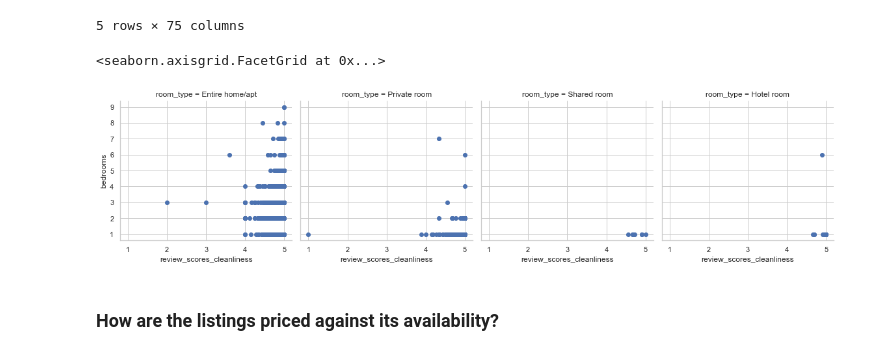
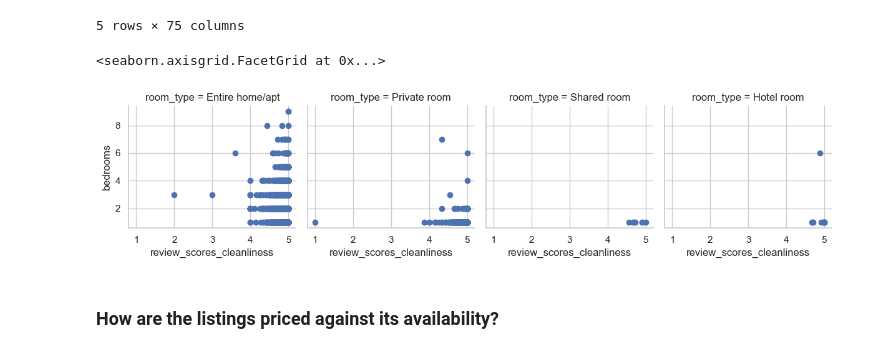
Before and after one commit to sepideh68/Airbnb, a Jupyter notebook: Airbnb-Asheville.ipynb, the cells around one changed output. Drawn from its saved outputs; the diff is of its cells as text; code cells hidden in the pictures.

```diff
--- a/Airbnb-Asheville.ipynb
+++ b/Airbnb-Asheville.ipynb
@@ -208,10 +208,11 @@ ashvile_list.head()
 | 4 | 197263 | https://www.airbnb.com/rooms/197263 | 20221221041414 | 2022-12-21 | city scrape | Tranquil Room & Private Bath | This is a comfy, peaceful and cle... | NaN | ... |
 5 rows × 75 columns
 # %%
-sns.FacetGrid(ashvile_list, col="room_type", size = 4).map(plt.scatter, "review_scores_cleanliness", "bedrooms").add_legend()
+g = sns.FacetGrid(ashvile_list, col="room_type")
+g.map(plt.scatter, "review_scores_cleanliness", "bedrooms").add_legend()
 # %% [output]
 <seaborn.axisgrid.FacetGrid at 0x...>
-[figure, old version]
+[figure, new version]
 # %% [markdown]
 ### How are the listings priced against its availability?
 # %%
```
Also changed, not shown: parts of 35 cells of this notebook.
